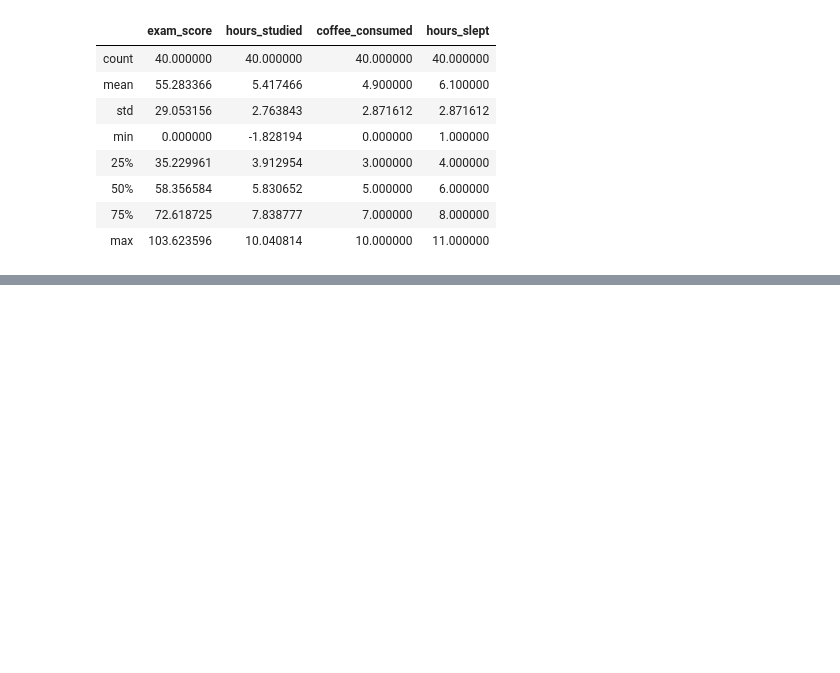
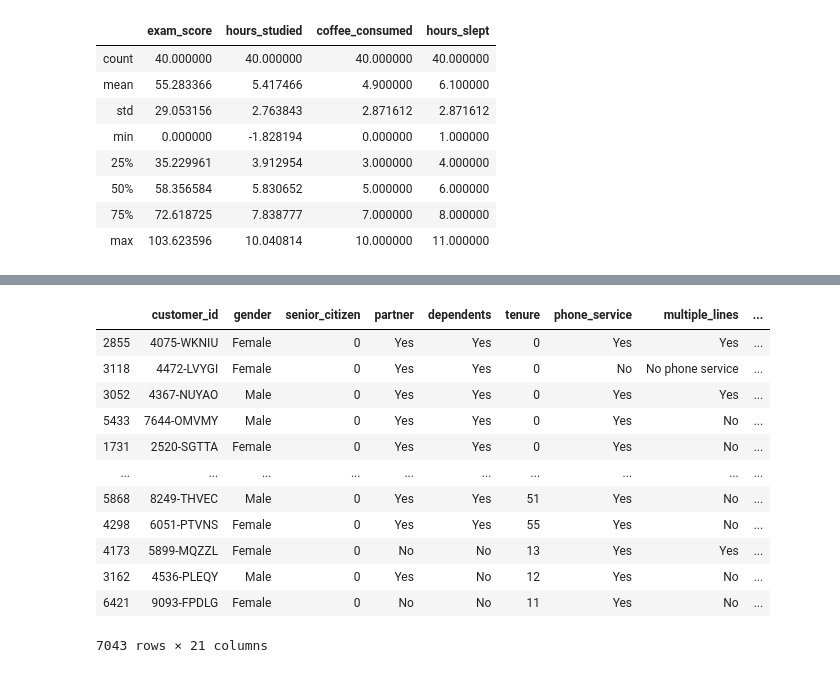
Before and after one commit to chasethompson/statistics_exercises, a Jupyter notebook: hypothesis_testing.ipynb, the cells around one changed output, grey strips where cells are left out. Saved outputs shown, nothing was run; the diff lists cells and outputs as text; code cells hidden in the pictures; blank space fills up the shorter version.

```diff
--- a/hypothesis_testing.ipynb
+++ b/hypothesis_testing.ipynb
@@ -458,0 +555,16 @@ df.describe()
+# %%
+customers.sort_values(by='total_charges')
+# %% [output]
+|  | customer_id | gender | senior_citizen | partner | dependents | tenure | phone_service | multiple_lines | ... |
+| 2855 | 4075-WKNIU | Female | 0 | Yes | Yes | 0 | Yes | Yes | ... |
+| 3118 | 4472-LVYGI | Female | 0 | Yes | Yes | 0 | No | No phone service | ... |
+| 3052 | 4367-NUYAO | Male | 0 | Yes | Yes | 0 | Yes | Yes | ... |
+| 5433 | 7644-OMVMY | Male | 0 | Yes | Yes | 0 | Yes | No | ... |
+| 1731 | 2520-SGTTA | Female | 0 | Yes | Yes | 0 | Yes | No | ... |
+| ... | ... | ... | ... | ... | ... | ... | ... | ... | ... |
+| 5868 | 8249-THVEC | Male | 0 | Yes | Yes | 51 | Yes | No | ... |
+| 4298 | 6051-PTVNS | Female | 0 | Yes | Yes | 55 | Yes | No | ... |
+| 4173 | 5899-MQZZL | Female | 0 | No | No | 13 | Yes | Yes | ... |
+| 3162 | 4536-PLEQY | Male | 0 | Yes | No | 12 | Yes | No | ... |
+| 6421 | 9093-FPDLG | Female | 0 | No | No | 11 | Yes | No | ... |
+7043 rows × 21 columns
```
Also changed, not shown: parts of 24 cells of this notebook.
